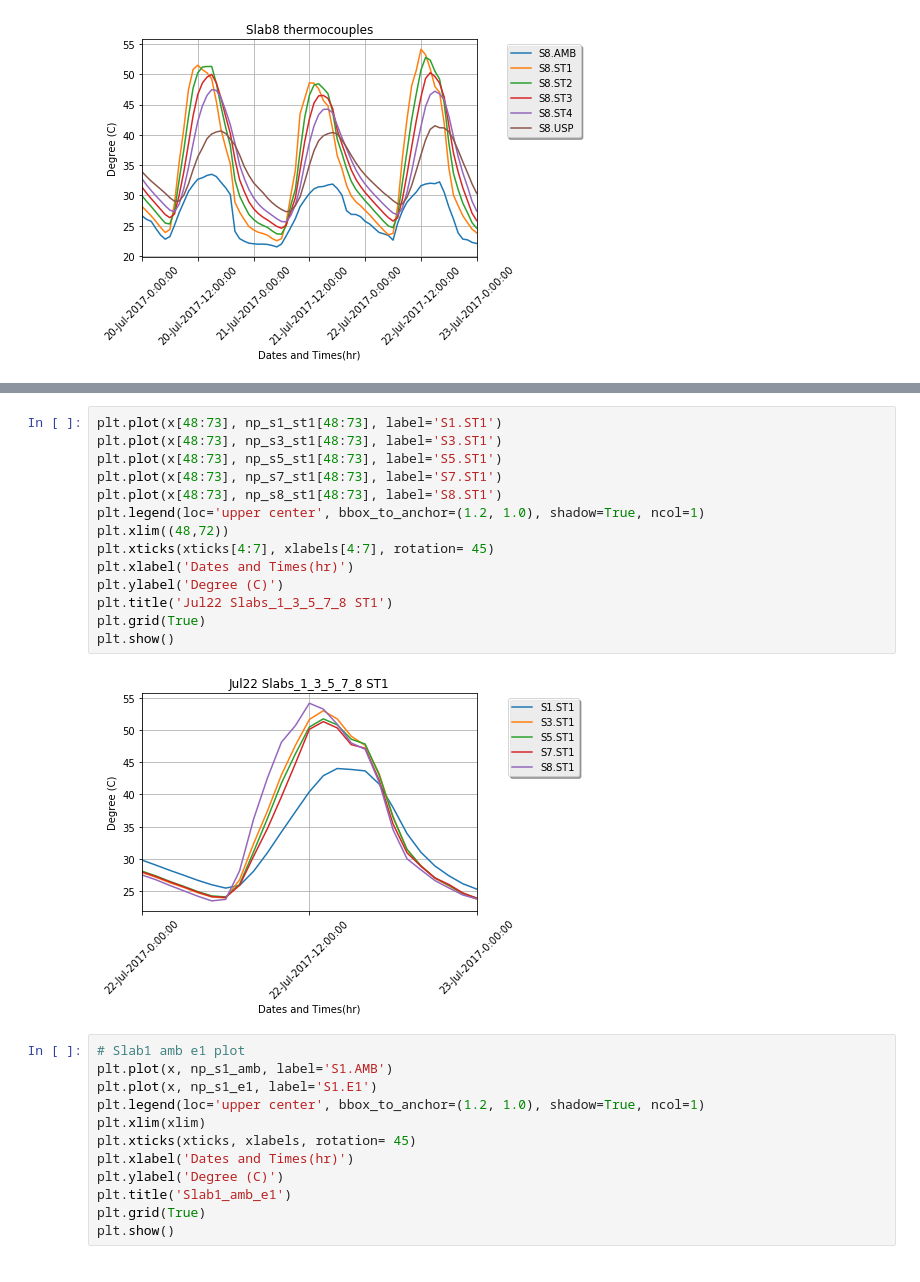
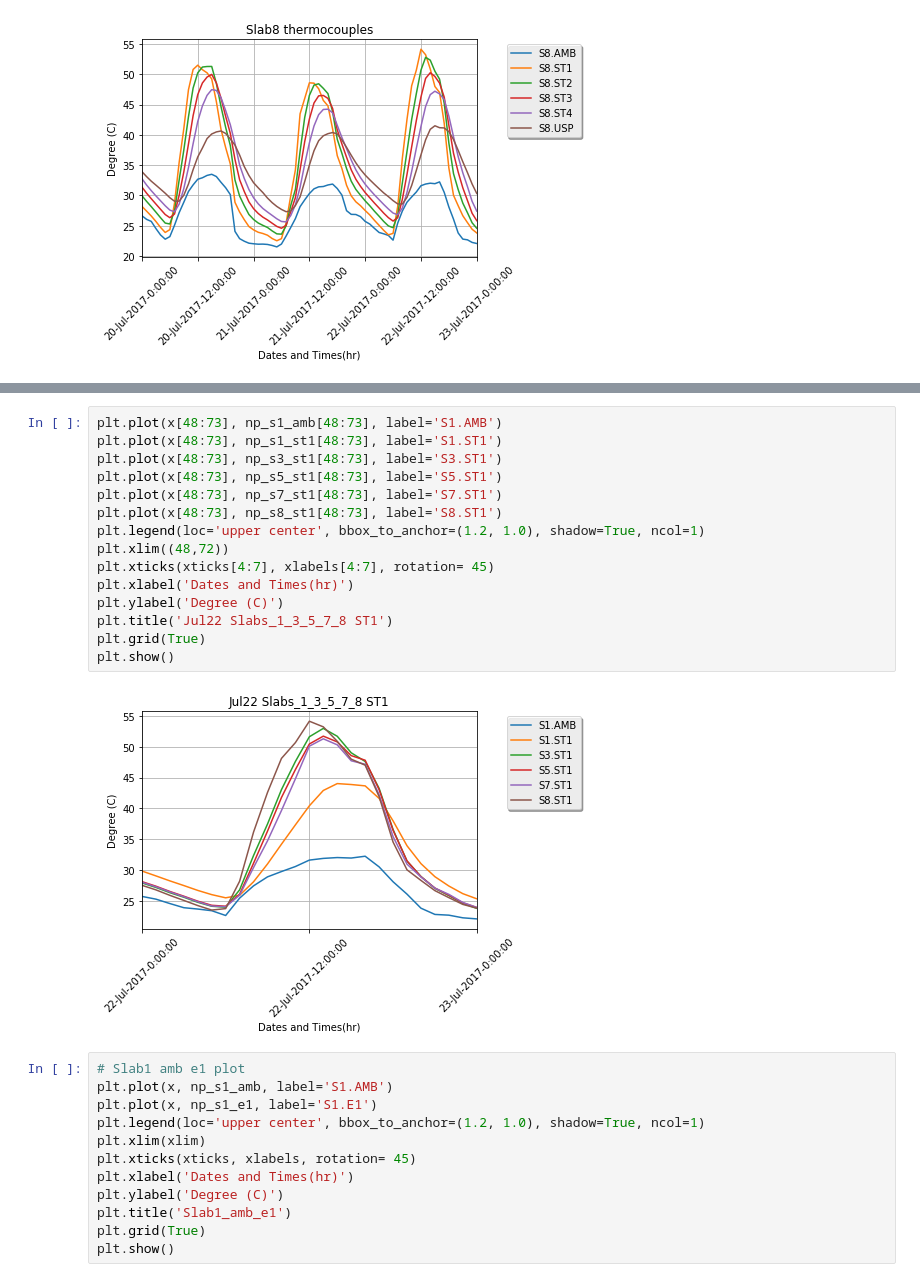
Before and after one commit to mattandersoninf/ALDataAnalysis, a Jupyter notebook: Jul20_Jul22_Analysis.ipynb, the cells around one changed output, grey strips where cells are left out. Cells and saved outputs as stored; diff of their text form.

```diff
--- a/Jul20_Jul22_Analysis.ipynb
+++ b/Jul20_Jul22_Analysis.ipynb
@@ -555,19 +557,20 @@ plt.show()
 # %%
+plt.plot(x[48:73], np_s1_amb[48:73], label='S1.AMB')
 plt.plot(x[48:73], np_s1_st1[48:73], label='S1.ST1')
 plt.plot(x[48:73], np_s3_st1[48:73], label='S3.ST1')
 plt.plot(x[48:73], np_s5_st1[48:73], label='S5.ST1')
 plt.plot(x[48:73], np_s7_st1[48:73], label='S7.ST1')
 plt.plot(x[48:73], np_s8_st1[48:73], label='S8.ST1')
 plt.legend(loc='upper center', bbox_to_anchor=(1.2, 1.0), shadow=True, ncol=1)
 plt.xlim((48,72))
 plt.xticks(xticks[4:7], xlabels[4:7], rotation= 45)
 plt.xlabel('Dates and Times(hr)')
 plt.ylabel('Degree (C)')
 plt.title('Jul22 Slabs_1_3_5_7_8 ST1')
 plt.grid(True)
 plt.show()
 # %% [output]
-[figure, old version]
+[figure, new version]
 # %%
 # Slab1 amb e1 plot
 plt.plot(x, np_s1_amb, label='S1.AMB')
```
Also changed, not shown: parts of 5 cells of this notebook.
